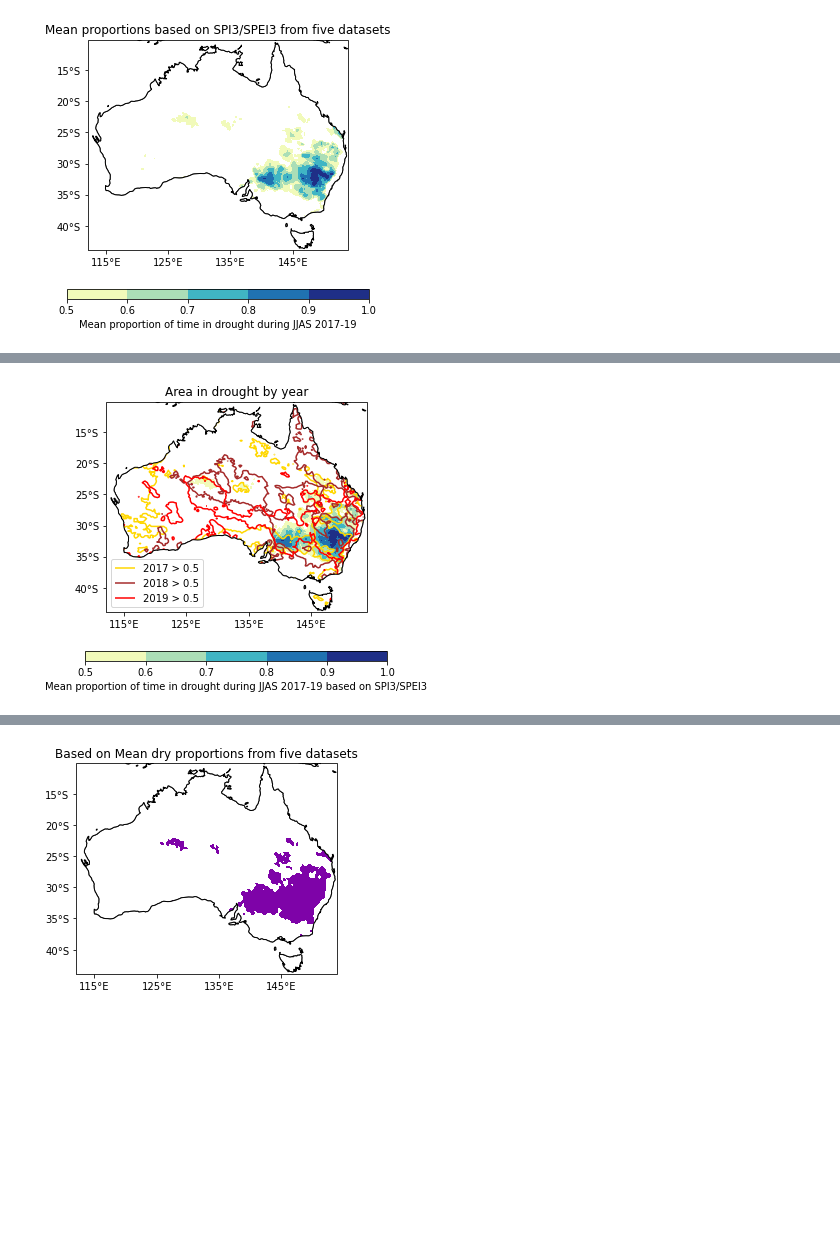
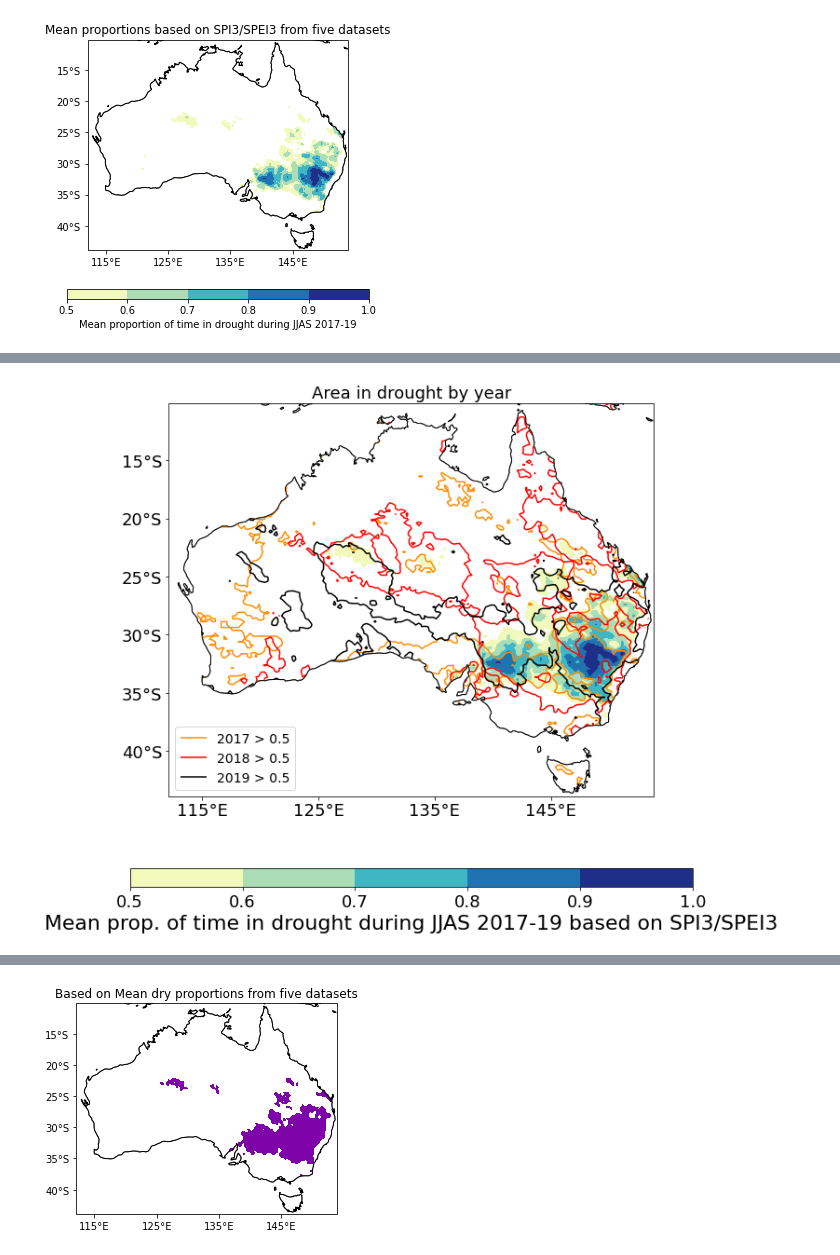
Before and after one commit to anjanadevanand/drought_2017to2019, a Jupyter notebook: identify_drought_foucs_area.ipynb, the cells around one changed output, grey strips where cells are left out. Drawn from its saved outputs; the diff is of its cells as text; code cells hidden in the pictures; blank space fills up the shorter version.

Commit message:
Update analysis to identify the drought focus area

```diff
--- a/identify_drought_foucs_area.ipynb
+++ b/identify_drought_foucs_area.ipynb
@@ -15,0 +14,15 @@ import matplotlib.pyplot as plt
+# %%
+import matplotlib.pyplot as plt
+
+TINY_SIZE = 14
+SMALL_SIZE = 18
+MEDIUM_SIZE = 22
+BIGGER_SIZE = 22
+
+plt.rc('font', size=TINY_SIZE)          # controls default text sizes
+plt.rc('axes', titlesize=SMALL_SIZE)     # fontsize of the axes title
+plt.rc('axes', labelsize=MEDIUM_SIZE)    # fontsize of the x and y labels
+plt.rc('xtick', labelsize=SMALL_SIZE)    # fontsize of the tick labels
+plt.rc('ytick', labelsize=SMALL_SIZE)    # fontsize of the tick labels
+plt.rc('legend', fontsize=TINY_SIZE)    # legend fontsize
+plt.rc('figure', titlesize=BIGGER_SIZE)  # fontsize of the figure title
@@ -609,18 +579,18 @@ contour_list
 # %%
 out_dir = 'figures/drought_2017to2020/drought_focusReg/'
 levels = np.linspace(0.5, 1, 6)
 main_title = 'Area in drought by year'
-out_figname = 'test_contour.png'
-cbar_label = 'Mean proportion of time in drought during JJAS 2017-19 based on SPI3/SPEI3'
+out_figname = 'contour_droughtReg_byyear_gt0.5.png'
+cbar_label = 'Mean prop. of time in drought during JJAS 2017-19 based on SPI3/SPEI3'
 
-col_sel = ['gold', 'brown', 'red']
+col_sel = ['darkorange', 'red', 'black']
 
 total_months = 4*3
 
 clev = 0.5
 contour_labels = [str(x) + ' > 0.5' for x in da_prop_byyear_mean.year.values]
 draw_spatial_plot_addcontours(ds = da_prop_mean/total_months, cmap = 'YlGnBu', levels = levels, main_title = main_title,
                   out_dir = out_dir, out_figname = out_figname, add_cbar = True, cbar_label = cbar_label,
                   ds_contour_list=contour_list, contour_level=[clev], contour_labels=contour_labels, contour_colors=col_sel)
 # %% [output]
-[figure, old version]
+[figure, new version]
```
Also changed, not shown: parts of 90 cells of this notebook, 6 other files.
